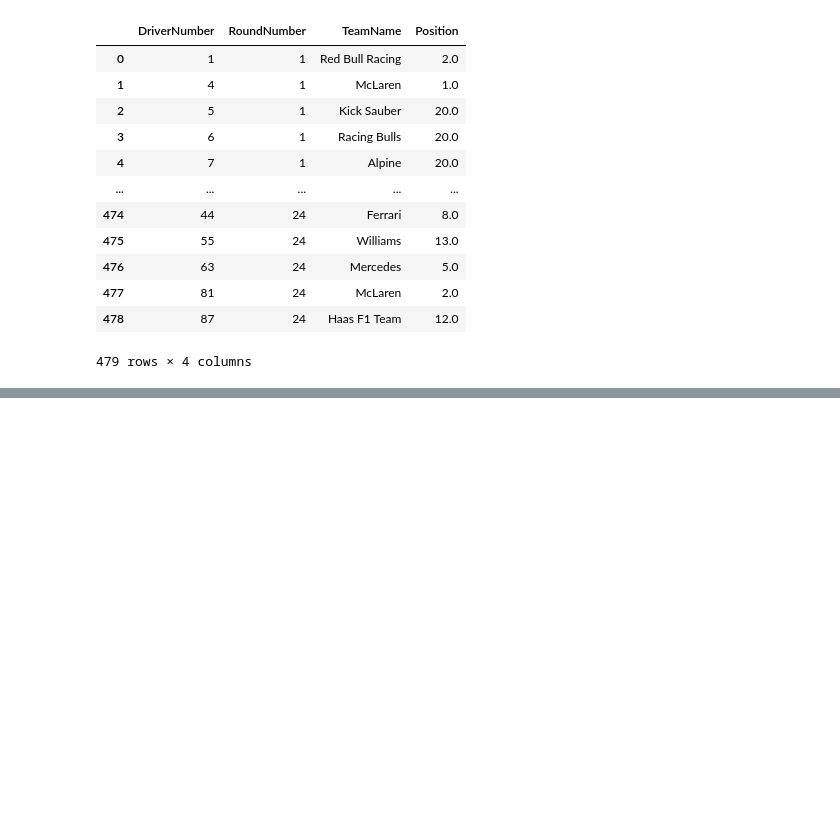
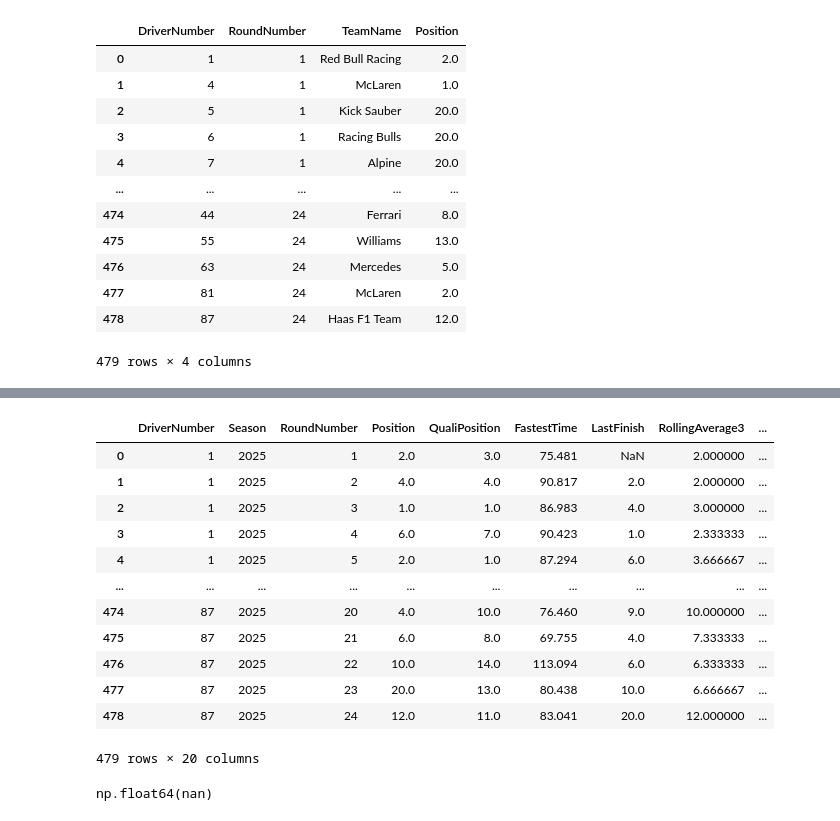
Before and after one commit to jifor/F1-Prediction-Project, a Jupyter notebook: data_testing.ipynb, the cells around one changed output, grey strips where cells are left out. Saved outputs shown, nothing was run; the diff lists cells and outputs as text; code cells hidden in the pictures; blank space fills up the shorter version.

```diff
--- a/data_testing.ipynb
+++ b/data_testing.ipynb
@@ -930,3 +930,8 @@ core           INFO     Finished loading data for 20 drivers: ['1', '81', '4', '
 | 477 | 81 | 24 | McLaren | 2.0 |
 | 478 | 87 | 24 | Haas F1 Team | 12.0 |
 479 rows × 4 columns
+# %%
+import pandas as pd
+
+data = pd.read_csv('data/2025DataFrame.csv')
+data.head()
@@ -932,0 +960,21 @@ core           INFO     Finished loading data for 20 drivers: ['1', '81', '4', '
+# %%
+data = pd.get_dummies(data, columns=['TeamName'], dtype=int)
+data
+# %% [output]
+|  | DriverNumber | Season | RoundNumber | Position | QualiPosition | FastestTime | LastFinish | RollingAverage3 | ... |
+| 0 | 1 | 2025 | 1 | 2.0 | 3.0 | 75.481 | NaN | 2.000000 | ... |
+| 1 | 1 | 2025 | 2 | 4.0 | 4.0 | 90.817 | 2.0 | 2.000000 | ... |
+| 2 | 1 | 2025 | 3 | 1.0 | 1.0 | 86.983 | 4.0 | 3.000000 | ... |
+| 3 | 1 | 2025 | 4 | 6.0 | 7.0 | 90.423 | 1.0 | 2.333333 | ... |
+| 4 | 1 | 2025 | 5 | 2.0 | 1.0 | 87.294 | 6.0 | 3.666667 | ... |
+| ... | ... | ... | ... | ... | ... | ... | ... | ... | ... |
+| 474 | 87 | 2025 | 20 | 4.0 | 10.0 | 76.460 | 9.0 | 10.000000 | ... |
+| 475 | 87 | 2025 | 21 | 6.0 | 8.0 | 69.755 | 4.0 | 7.333333 | ... |
+| 476 | 87 | 2025 | 22 | 10.0 | 14.0 | 113.094 | 6.0 | 6.333333 | ... |
+| 477 | 87 | 2025 | 23 | 20.0 | 13.0 | 80.438 | 10.0 | 6.666667 | ... |
+| 478 | 87 | 2025 | 24 | 12.0 | 11.0 | 83.041 | 20.0 | 12.000000 | ... |
+479 rows × 20 columns
+# %%
+data.loc[0,'LastFinish']
+# %% [output]
+np.float64(nan)
```
Also changed, not shown: parts of 5 cells of this notebook, 4 other files.
